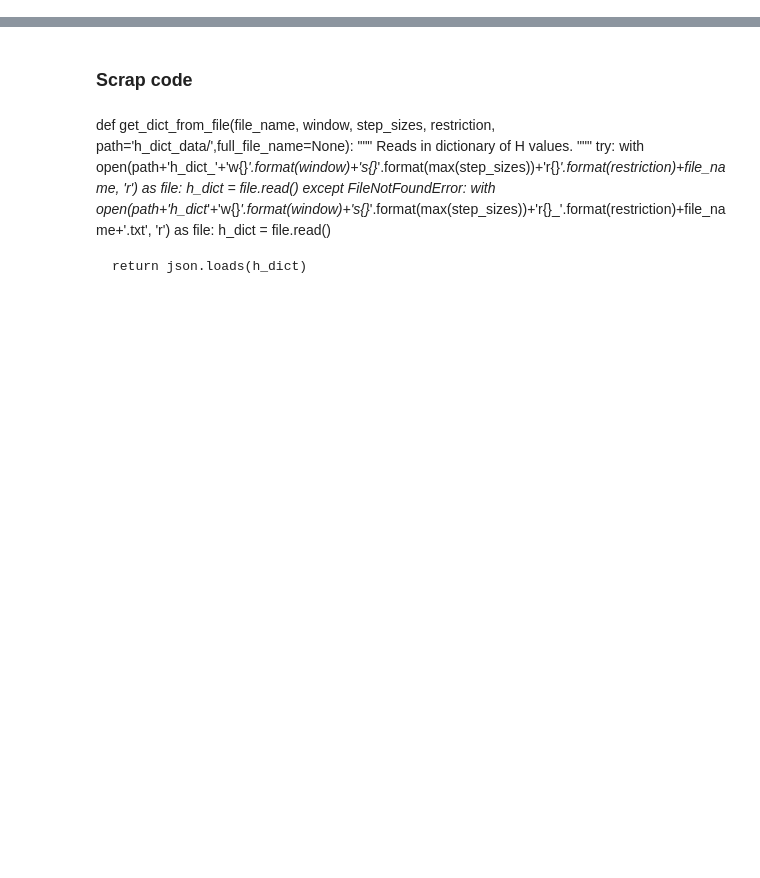
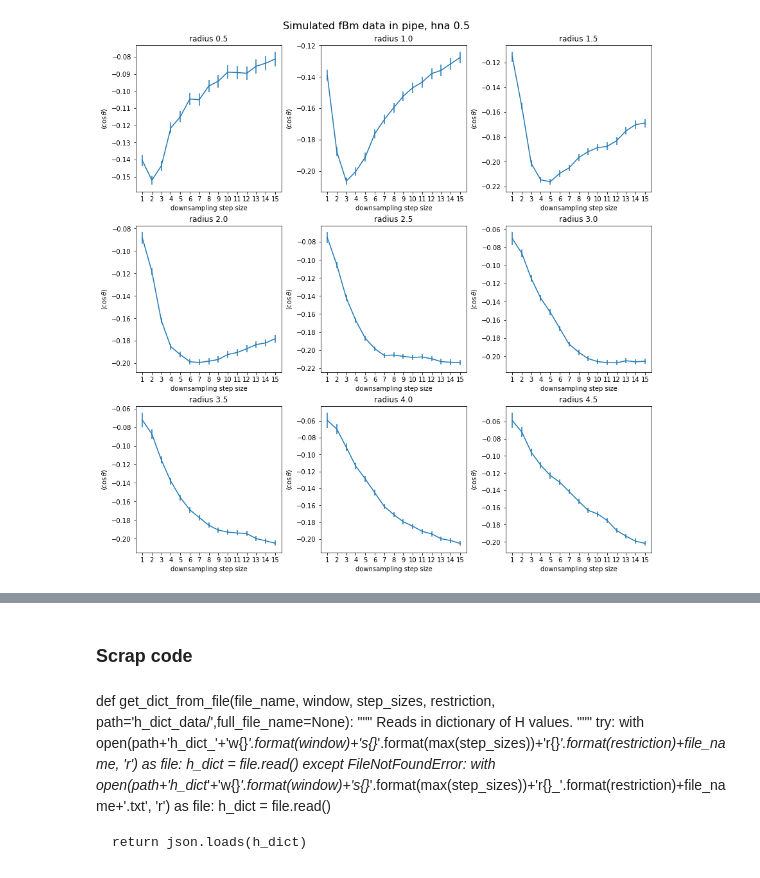
Before and after one commit to paulvautravers/Mphys-Sem-1, a Jupyter notebook: histogram_analysis.ipynb, the cells around one changed output, grey strips where cells are left out. Drawn from its saved outputs; the diff is of its cells as text; code cells hidden in the pictures; blank space fills up the shorter version.

```diff
--- a/histogram_analysis.ipynb
+++ b/histogram_analysis.ipynb
@@ -389,0 +338,15 @@ True
+# %%
+# Simulated data, hna 0.5
+%matplotlib inline
+batch_number=1
+step_sizes=[1,2,3,4,5,6,7,8,9,10,11,12,13,14,15]
+
+fnames = filenames_sim_stoch_hna05[0:9]
+fig_title = 'Simulated fBm data in pipe, hna 0.5'
+radii = np.arange(0.5, 10.5, 0.5)[:len(fnames)]
+sub_titles = ['radius '+str(radius) for radius in radii]
+fig = multi_panel_plot_avg_vs_time(fnames, 'sim_cos_theta_dict', step_sizes, 20, ncols=3, window=None, restriction=None,
+                                   batch_number=batch_number, title=fig_title, subplot_titles=sub_titles)
+plt.savefig('sim_cos_theta_plots/'+'sim_cos_theta_time_plot'+'_hna05'+'_s{}'.format(max(step_sizes))+'_b{}'.format(batch_number), dpi=300, facecolor='white')
+# %% [output]
+[figure, added]
```
Also changed, not shown: parts of 53 cells of this notebook.
